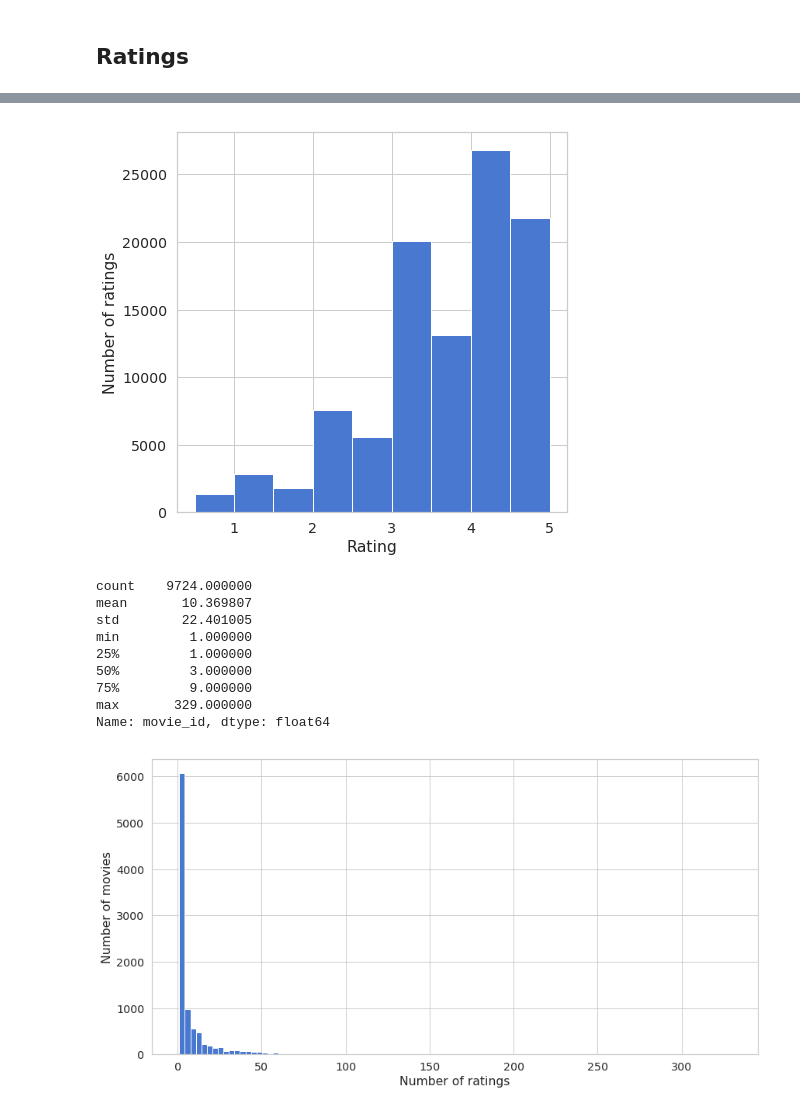
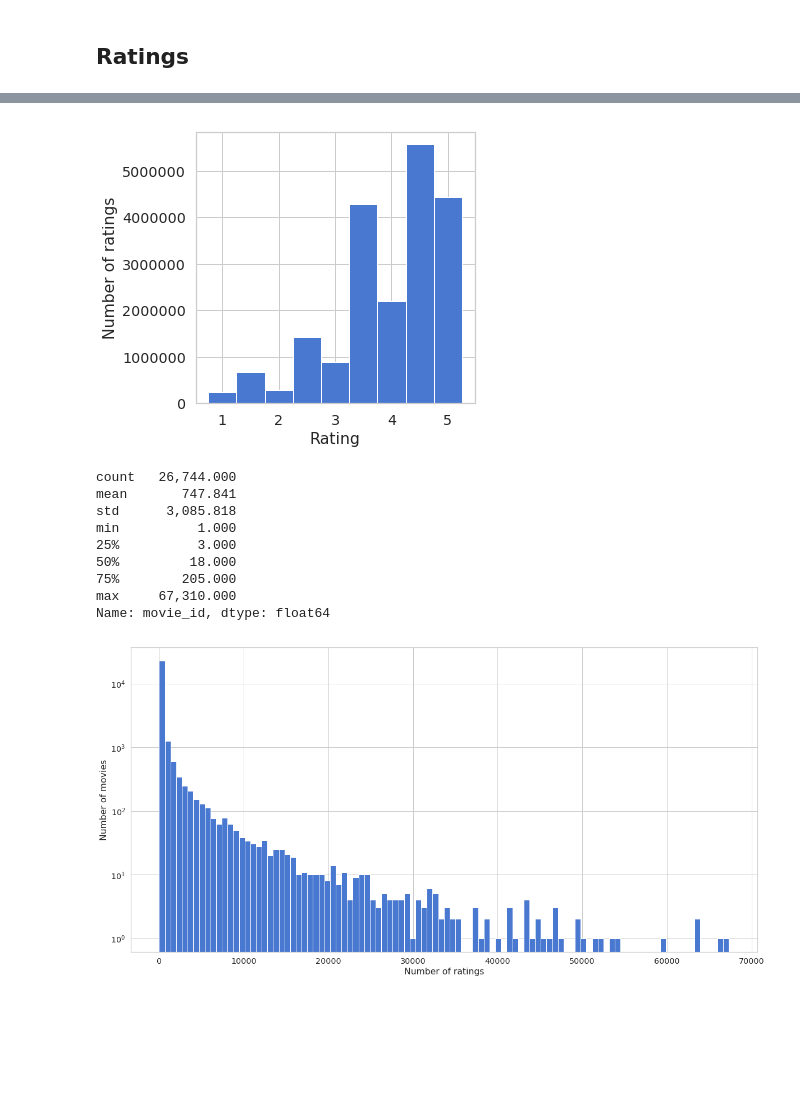
Before and after one commit to csizsek/recommender-systems, a Jupyter notebook: movie_lens/01_preparation.ipynb, the cells around one changed output, grey strips where cells are left out. Saved outputs shown, nothing was run; the diff lists cells and outputs as text; code cells hidden in the pictures; blank space fills up the shorter version.

```diff
--- a/movie_lens/01_preparation.ipynb
+++ b/movie_lens/01_preparation.ipynb
@@ -155,7 +158,7 @@ tags.sample(10)
 # %% [markdown]
 ## Ratings
 # %%
-ratings = pd.read_csv('data/ml-latest-small/ratings.csv')
+ratings = pd.read_csv('data/ml-20m/ratings.csv')
 ratings.info()
 # %% [output]
 <class 'pandas.core.frame.DataFrame'>
@@ -186,7 +189,7 @@ ratings.sample(10)
 # %%
 print(ratings.rating.describe())
-plt.figure(figsize=(7, 7))
-plt.hist(ratings.rating, bins=9)
+plt.figure(figsize=(5, 5))
+plt.hist(ratings.rating, bins=9, align='right')
 plt.xlabel('Rating')
 plt.ylabel('Number of ratings')
 plt.show()
@@ -202,24 +205,25 @@ max           5.000000
 Name: rating, dtype: float64
-[figure, old version]
+[figure, new version]
 # %%
 n_ratings = ratings.groupby(['movie_id']).movie_id.count()
 print(n_ratings.describe())
-plt.figure(figsize=(14, 7))
+plt.figure(figsize=(20, 10))
 plt.hist(n_ratings, bins=100)
+plt.yscale('log')
 plt.xlabel('Number of ratings')
 plt.ylabel('Number of movies')
 plt.show()
 # %% [output]
-count    9724.000000
-mean       10.369807
-std        22.401005
-min         1.000000
-25%         1.000000
-50%         3.000000
-75%         9.000000
-max       329.000000
+count   26,744.000
+mean       747.841
+std      3,085.818
+min          1.000
+25%          3.000
+50%         18.000
+75%        205.000
+max     67,310.000
 Name: movie_id, dtype: float64
-[figure, old version]
+[figure, new version]
 # %%
 n_ratings = ratings.groupby(['user_id']).movie_id.count()
 print(n_ratings.describe())
```
Also changed, not shown: parts of 14 cells of this notebook, 1 other file.
